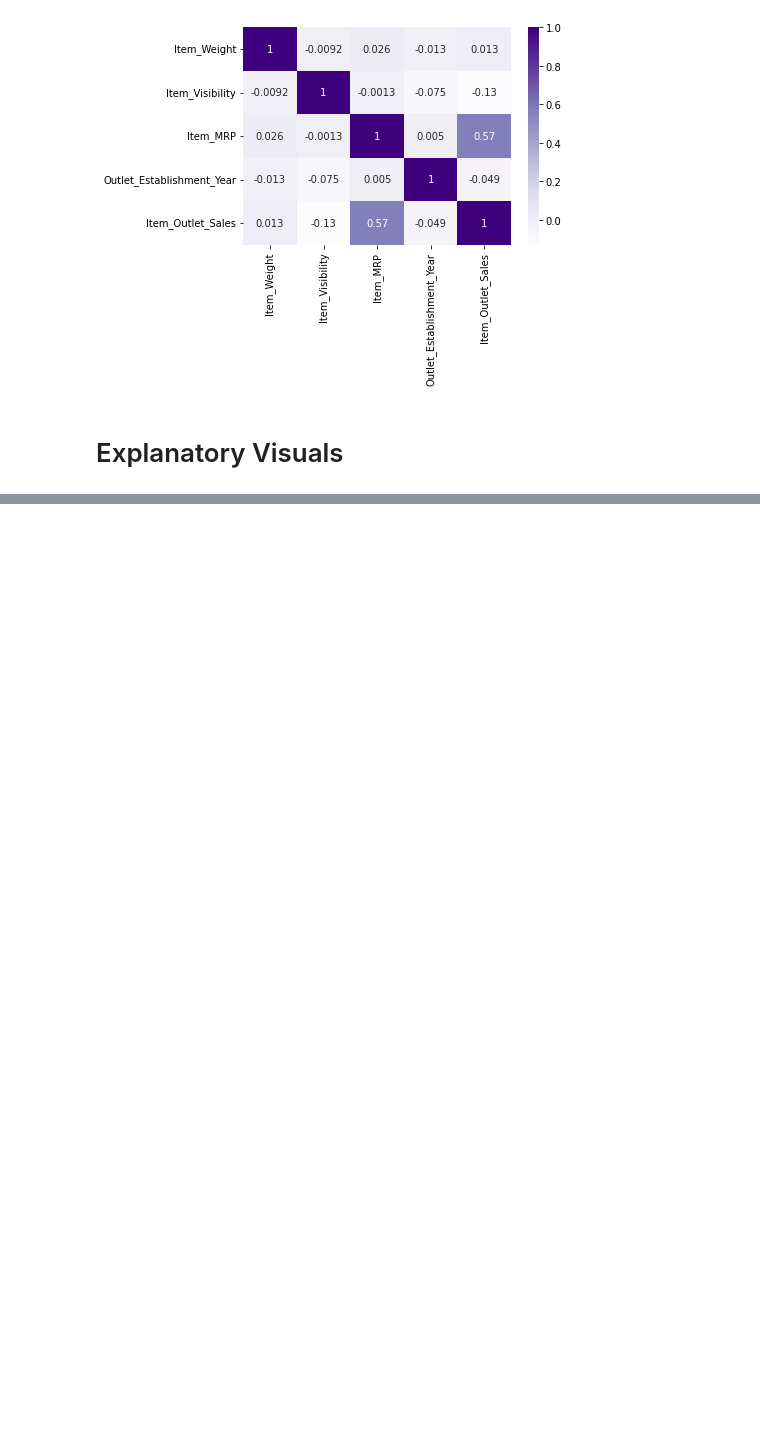
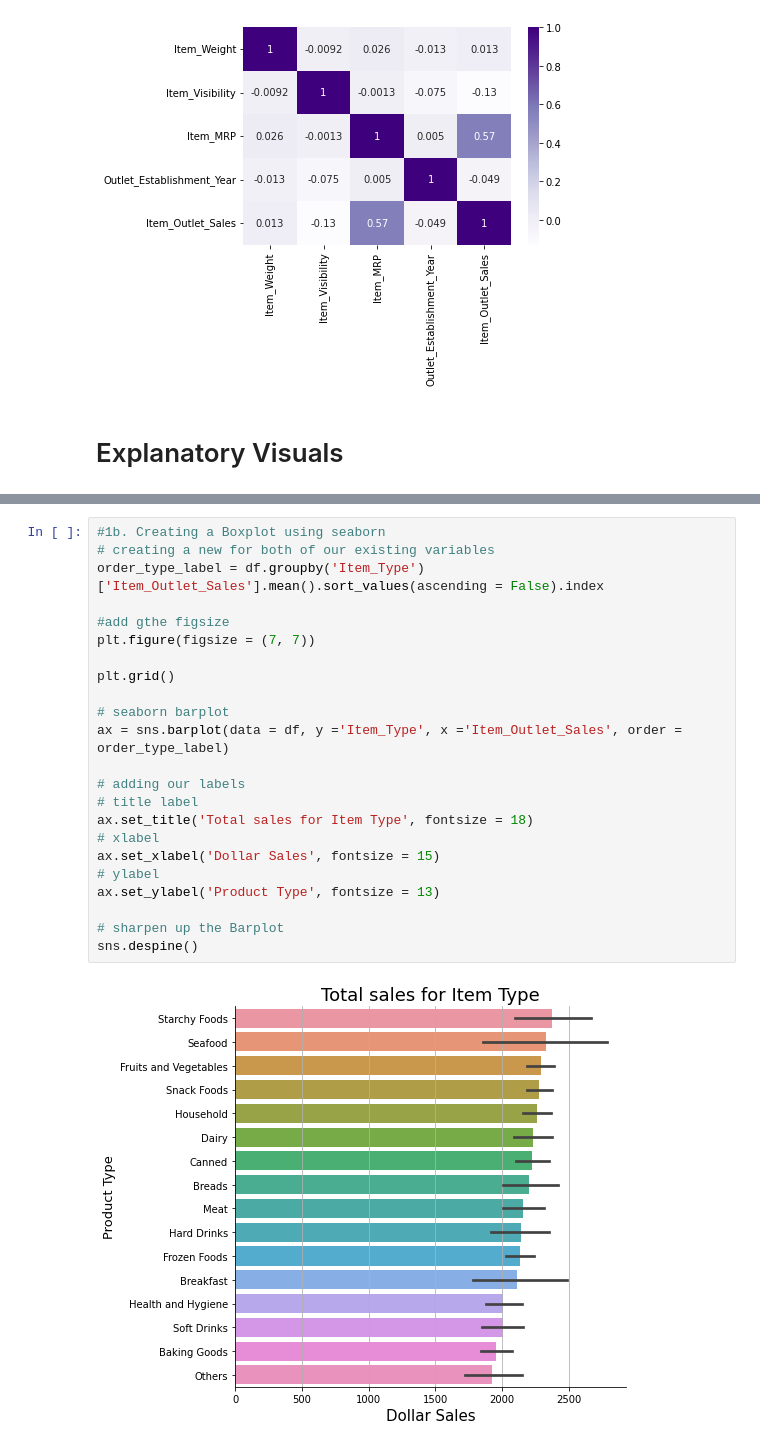
Before and after one commit to Jonher0100/Food-sales, a Jupyter notebook: Jonathan_Hernandez_Project.ipynb, the cells around one changed output, grey strips where cells are left out. Drawn from its saved outputs; the diff is of its cells as text; blank space fills up the shorter version.

```diff
--- a/Jonathan_Hernandez_Project.ipynb
+++ b/Jonathan_Hernandez_Project.ipynb
@@ -394,0 +412,25 @@ sns.heatmap(corr, cmap = 'Purples', annot = True)
+# %%
+#1b. Creating a Boxplot using seaborn
+# creating a new for both of our existing variables
+order_type_label = df.groupby('Item_Type')['Item_Outlet_Sales'].mean().sort_values(ascending = False).index
+
+#add gthe figsize
+plt.figure(figsize = (7, 7))
+
+plt.grid()
+
+# seaborn barplot
+ax = sns.barplot(data = df, y ='Item_Type', x ='Item_Outlet_Sales', order = order_type_label)
+
+# adding our labels
+# title label
+ax.set_title('Total sales for Item Type', fontsize = 18)
+# xlabel
+ax.set_xlabel('Dollar Sales', fontsize = 15)
+# ylabel
+ax.set_ylabel('Product Type', fontsize = 13)
+
+# sharpen up the Barplot
+sns.despine()
+# %% [output]
+[figure, added]
```
Also changed, not shown: parts of 3 cells of this notebook.
